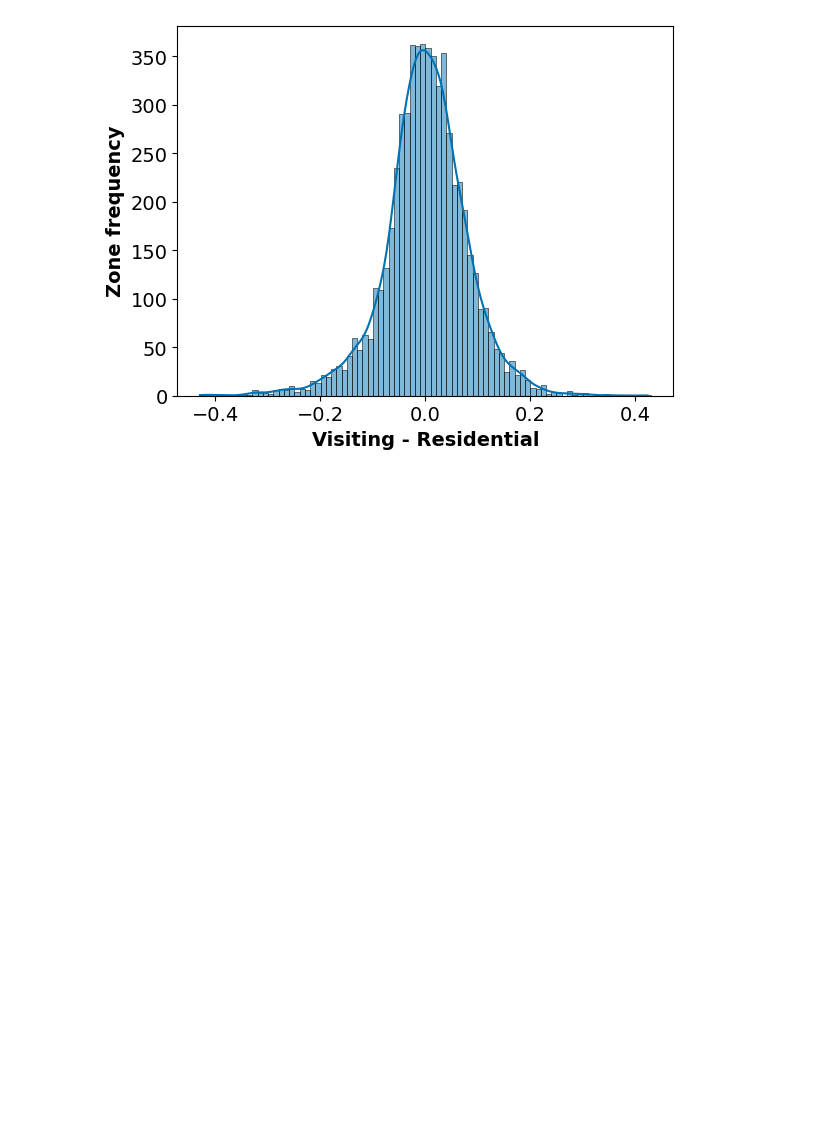
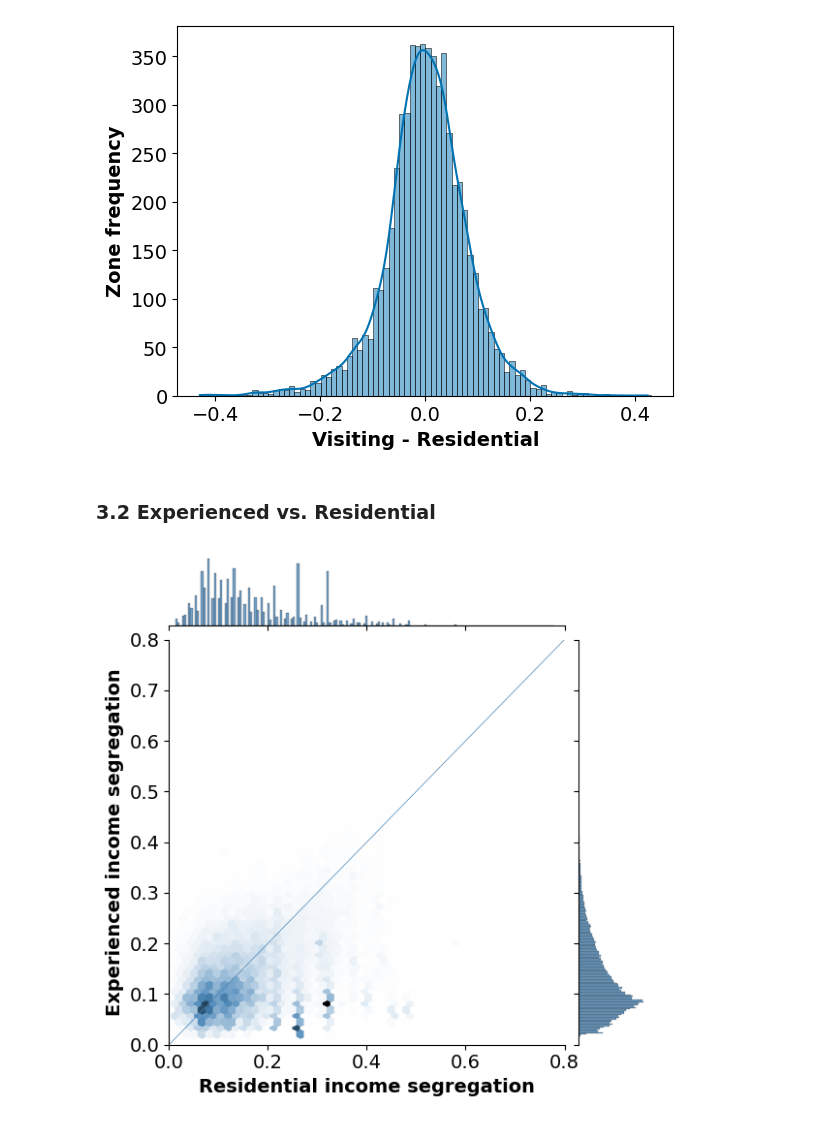
Before and after one commit to MobiSegInsights/mobi-social-segregation-se, a Jupyter notebook: src/MobiSegInsightsSE.data_exp.1.0/28-descriptive-analysis/28-4-segregation-description.ipynb, the cells around one changed output. Cells and saved outputs as stored; diff of their text form; code cells hidden in the pictures; blank space fills up the shorter version.

```diff
--- a/src/MobiSegInsightsSE.data_exp.1.0/28-descriptive-analysis/28-4-segregation-description.ipynb
+++ b/src/MobiSegInsightsSE.data_exp.1.0/28-descriptive-analysis/28-4-segregation-description.ipynb
@@ -116,3 +118,17 @@ h.set_ylabel('Zone frequency', fontweight='bold')
 plt.show()
 # %% [output]
 [figure]
+# %% [markdown]
+### 3.2 Experienced vs. Residential
+# %%
+df_exp = df_exp.rename(columns={'evenness_income_resi': 'Residential'})
+# %%
+h = sns.jointplot(x=df_exp['Residential'], y=df_exp['Experienced'], kind="hex", color="steelblue")
+h.ax_joint.plot([0,0.8], [0,0.8], '-', linewidth = 0.5, color='steelblue')
+h.ax_joint.set_xlabel('Residential income segregation', fontweight='bold')
+h.ax_joint.set_ylabel('Experienced income segregation', fontweight='bold')
+h.ax_joint.set_xlim(0, 0.8)
+h.ax_joint.set_ylim(0, 0.8)
+plt.show()
+# %% [output]
+[figure, added]
```
Also changed, not shown: parts of 6 cells of this notebook, 1 other file.
